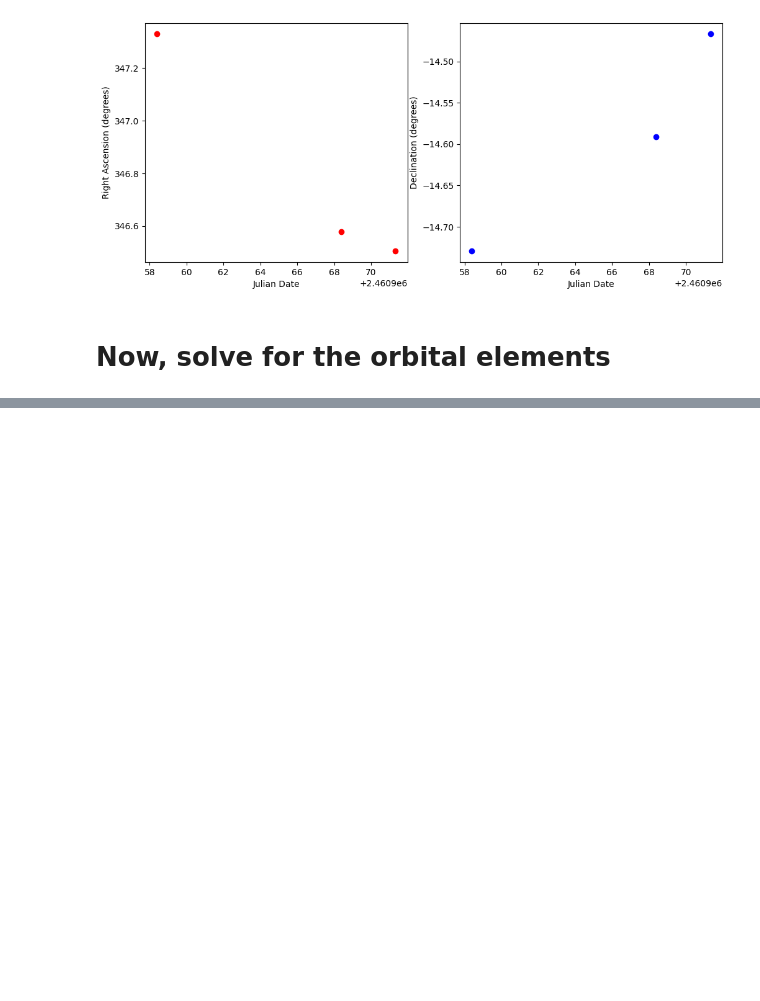
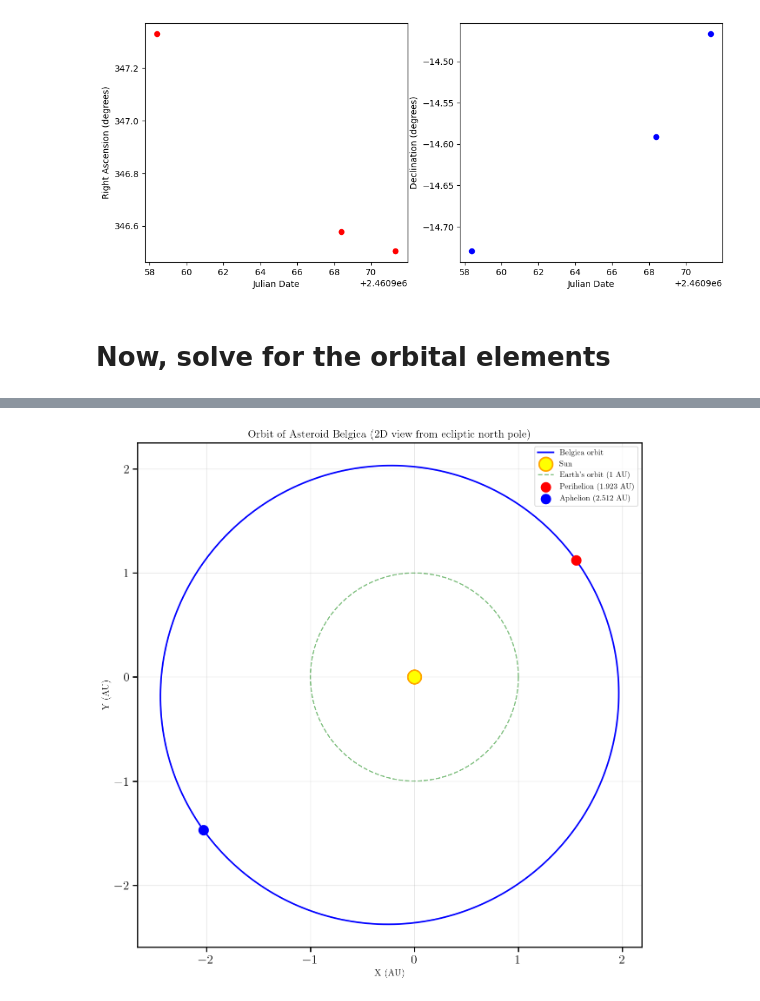
Before and after one commit to matyldarejus/TGP_Asteroids2_2025, a Jupyter notebook: Astrometry/astrometry_main.ipynb, the cells around one changed output, grey strips where cells are left out. Cells and saved outputs as stored; diff of their text form; code cells hidden in the pictures; blank space fills up the shorter version.

Commit message:
Added orbit plot

```diff
--- a/Astrometry/astrometry_main.ipynb
+++ b/Astrometry/astrometry_main.ipynb
@@ -141,3 +143,21 @@ from orbitdeterminator.kep_determination import gauss_method as gm
 from astropy.coordinates import EarthLocation, solar_system_ephemeris, get_body_barycentric
 # %% [markdown]
 ![image.png](attachment:image.png)
+# %%
+# Plotting parameters
+
+plt.rc('text', usetex=True)
+plt.rc('font', family='serif')
+plt.rcParams['axes.linewidth'] = 1.5
+plt.rcParams['axes.labelsize'] = 20
+plt.rcParams['axes.titlesize'] = 20
+plt.rcParams['xtick.labelsize'] = 16
+plt.rcParams['ytick.labelsize'] = 16
+plt.rcParams['xtick.major.size'] = 6
+plt.rcParams['ytick.major.size'] = 6
+plt.rcParams['xtick.major.width'] = 1.5
+plt.rcParams['ytick.major.width'] = 1.5
+plt.rcParams['legend.fontsize'] = 20
+plt.rcParams['legend.frameon'] = True
+plt.rcParams['savefig.dpi'] = 400
+plt.rcParams['figure.dpi'] = 130
@@ -143,0 +298,40 @@ from astropy.coordinates import EarthLocation, solar_system_ephemeris, get_body_
+# %%
+# Create 2D plot
+fig, ax = plt.subplots(figsize=(10, 10))
+ax.plot(x, y, 'b-', linewidth=2, label='Belgica orbit')
+
+ax.scatter([0], [0], color='yellow', s=300, marker='o',
+           edgecolors='orange', linewidths=2, label='Sun', zorder=5)
+# Earth
+theta_earth = np.linspace(0, 2*np.pi, 100)
+x_earth = np.cos(theta_earth)
+y_earth = np.sin(theta_earth)
+ax.plot(x_earth, y_earth, 'g--', alpha=0.5, linewidth=1.5, label="Earth's orbit (1 AU)")
+
+# Plot perihelion and aphelion
+q = a * (1 - e)
+Q = a * (1 + e)
+
+x_peri, y_peri, z_peri = rotate_orbit(np.array([q]), np.array([0]),
+                                       np.array([0]), omega, i, Omega)
+ax.scatter(x_peri, y_peri, color='red', s=150,
+           marker='o', label=f'Perihelion ({q:.3f} AU)', zorder=5)
+
+x_aph, y_aph, z_aph = rotate_orbit(np.array([-Q]), np.array([0]),
+                                    np.array([0]), omega, i, Omega)
+ax.scatter(x_aph, y_aph, color='blue', s=150,
+           marker='o', label=f'Aphelion ({Q:.3f} AU)', zorder=5)
+
+# Labels and formatting
+ax.set_xlabel('X (AU)', fontsize=12)
+ax.set_ylabel('Y (AU)', fontsize=12)
+ax.set_title('Orbit of Asteroid Belgica (2D view from ecliptic north pole)',
+             fontsize=14, fontweight='bold')
+ax.legend(fontsize=10, loc='upper right')
+ax.grid(True, alpha=0.3)
+ax.set_aspect('equal')
+
+plt.tight_layout()
+plt.show()
+# %% [output]
+[figure, added]
```
Also changed, not shown: parts of 3 cells of this notebook.
